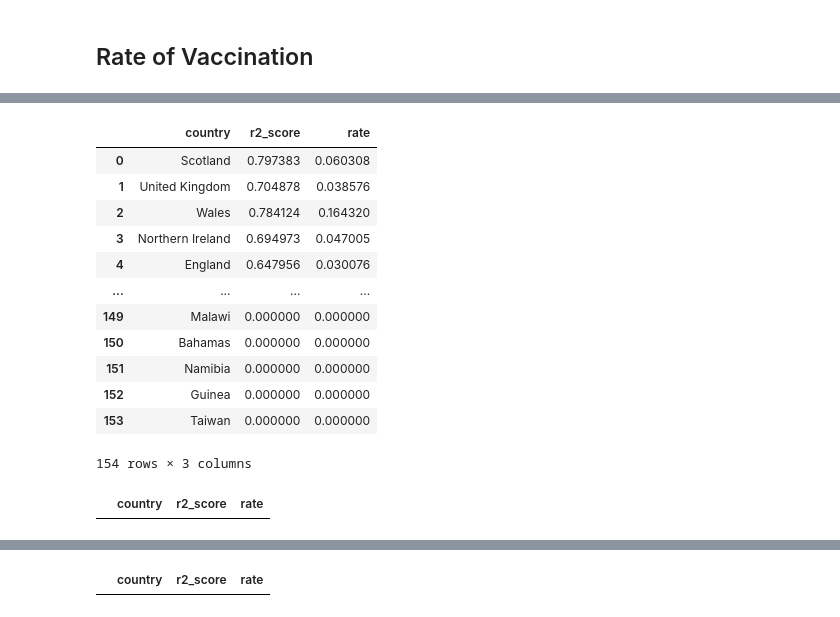
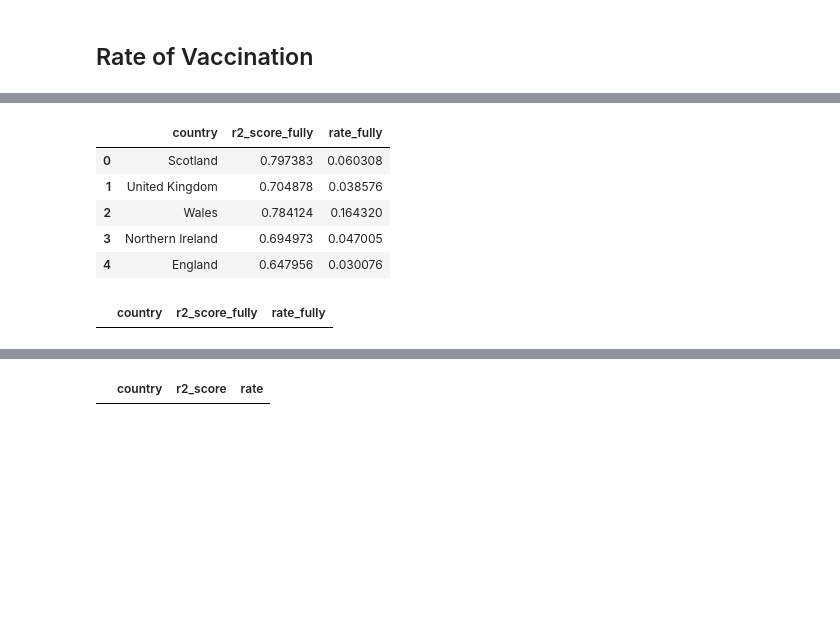
Before and after one commit to rebekahcallkacz/covid-vac-rollout, a Jupyter notebook: analysis/rollout_score.ipynb, the cells around one changed output, grey strips where cells are left out. Drawn from its saved outputs; the diff is of its cells as text; code cells hidden in the pictures; blank space fills up the shorter version.

Commit message:
standardized data and created scores

```diff
--- a/analysis/rollout_score.ipynb
+++ b/analysis/rollout_score.ipynb
@@ -121,25 +132,18 @@ def determine_slope(df, country, column_1, column_2):
 # %%
-countries = list(df_dates['country'].unique())
+# Calculate r2 score and linear regression coefficient of percent people fully vaccinated for each country
 all_coefs = [determine_slope(df_dates, country, 'days_from_start', 'people_fully_vaccinated_per_hundred') for country in countries]
+df_coefs_fully = pd.DataFrame(all_coefs).rename(columns={'r2_score': 'r2_score_fully', 'rate': 'rate_fully'})
+df_coefs_fully.head()
+# %% [output]
+|  | country | r2_score_fully | rate_fully |
+| 0 | Scotland | 0.797383 | 0.060308 |
+| 1 | United Kingdom | 0.704878 | 0.038576 |
+| 2 | Wales | 0.784124 | 0.164320 |
+| 3 | Northern Ireland | 0.694973 | 0.047005 |
+| 4 | England | 0.647956 | 0.030076 |
 # %%
-df_coefs_fully = pd.DataFrame(all_coefs)
-df_coefs_fully
+# Check that r2 scores aren't below 0.5
+df_coefs_fully.loc[(df_coefs_fully['r2_score_fully'] < .5) & (df_coefs_fully['rate_fully'] > 0)]
 # %% [output]
-|  | country | r2_score | rate |
-| 0 | Scotland | 0.797383 | 0.060308 |
-| 1 | United Kingdom | 0.704878 | 0.038576 |
-| 2 | Wales | 0.784124 | 0.164320 |
-| 3 | Northern Ireland | 0.694973 | 0.047005 |
-| 4 | England | 0.647956 | 0.030076 |
-| ... | ... | ... | ... |
-| 149 | Malawi | 0.000000 | 0.000000 |
-| 150 | Bahamas | 0.000000 | 0.000000 |
-| 151 | Namibia | 0.000000 | 0.000000 |
-| 152 | Guinea | 0.000000 | 0.000000 |
-| 153 | Taiwan | 0.000000 | 0.000000 |
+|  | country | r2_score_fully | rate_fully |
-154 rows × 3 columns
-# %%
-df_coefs_fully.loc[(df_coefs['r2_score'] < .5) & (df_coefs['rate'] >0)]
-# %% [output]
-|  | country | r2_score | rate |
 # %%
```
Also changed, not shown: parts of 16 cells of this notebook, 1 other file.
